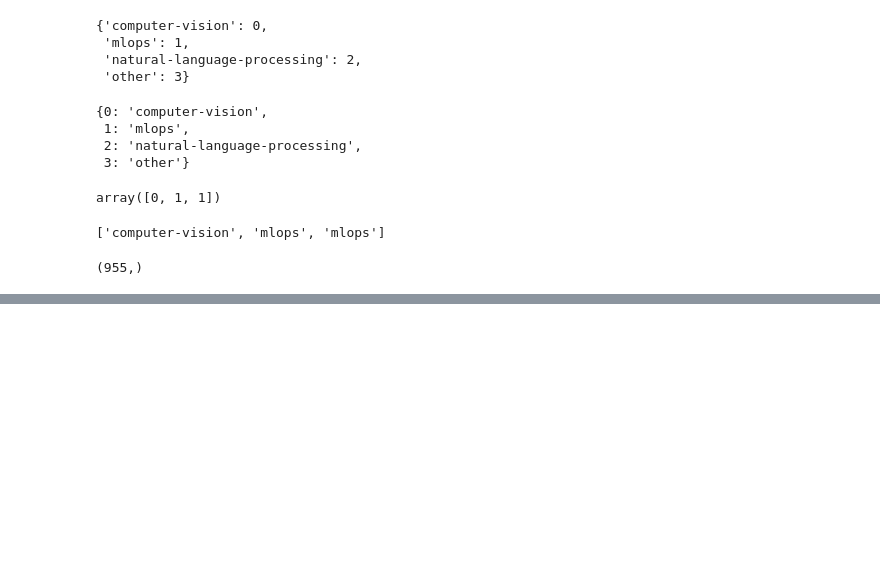
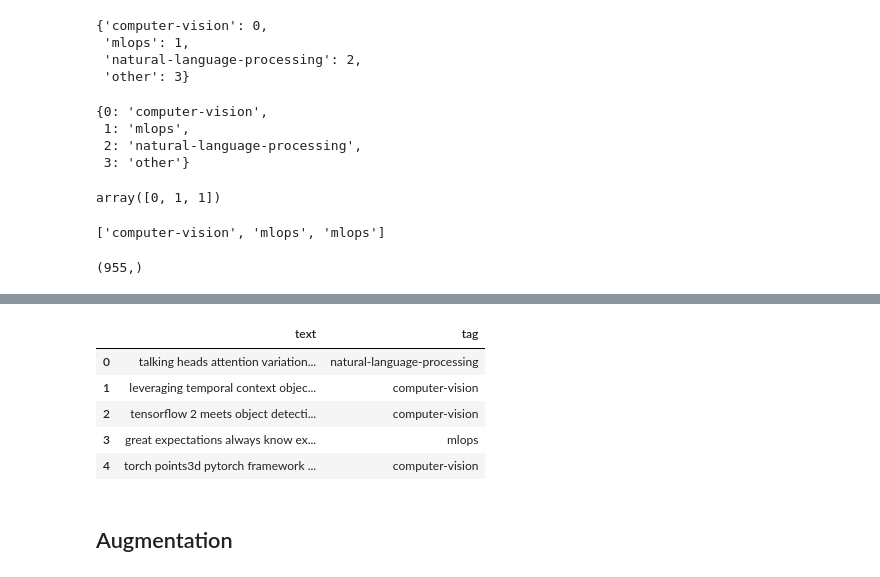
Before and after one commit to sohamtiwari3120/madewithml, a Jupyter notebook: notebooks/tagifai.ipynb, the cells around one changed output, grey strips where cells are left out. Drawn from its saved outputs; the diff is of its cells as text; code cells hidden in the pictures; blank space fills up the shorter version.

```diff
--- a/notebooks/tagifai.ipynb
+++ b/notebooks/tagifai.ipynb
@@ -379,0 +456,15 @@ print (y.shape)
+# %%
+# Split DataFrames
+train_df = pd.DataFrame({"text": X_train, "tag": label_encoder.decode(y_train)})
+val_df = pd.DataFrame({"text": X_val, "tag": label_encoder.decode(y_val)})
+test_df = pd.DataFrame({"text": X_test, "tag": label_encoder.decode(y_test)})
+train_df.head()
+# %% [output]
+|  | text | tag |
+| 0 | talking heads attention variation... | natural-language-processing |
+| 1 | leveraging temporal context objec... | computer-vision |
+| 2 | tensorflow 2 meets object detecti... | computer-vision |
+| 3 | great expectations always know ex... | mlops |
+| 4 | torch points3d pytorch framework ... | computer-vision |
+# %% [markdown]
+## Augmentation
```
Also changed, not shown: parts of 30 cells of this notebook.
